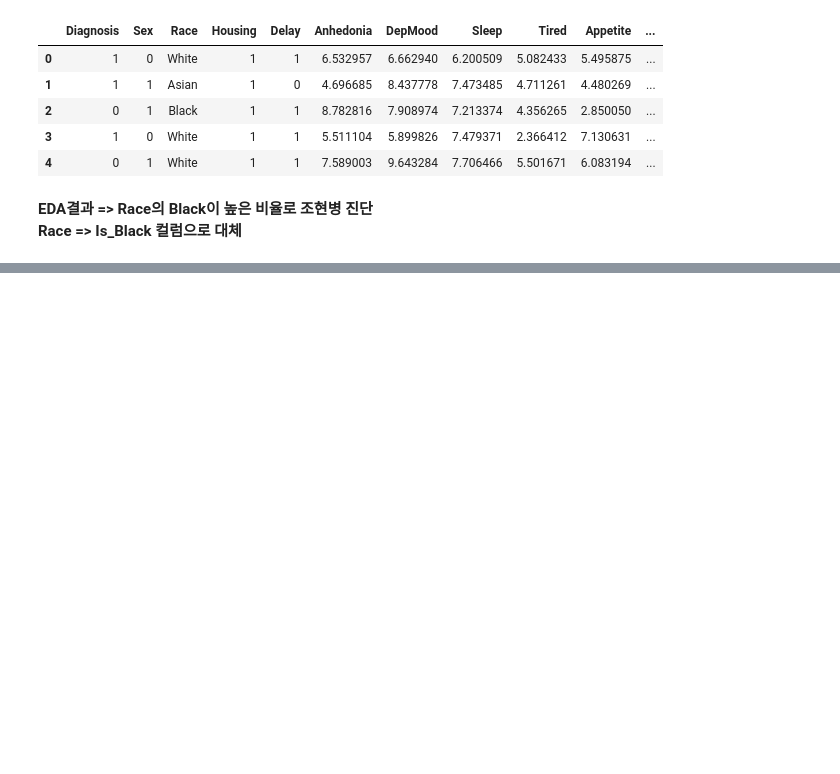
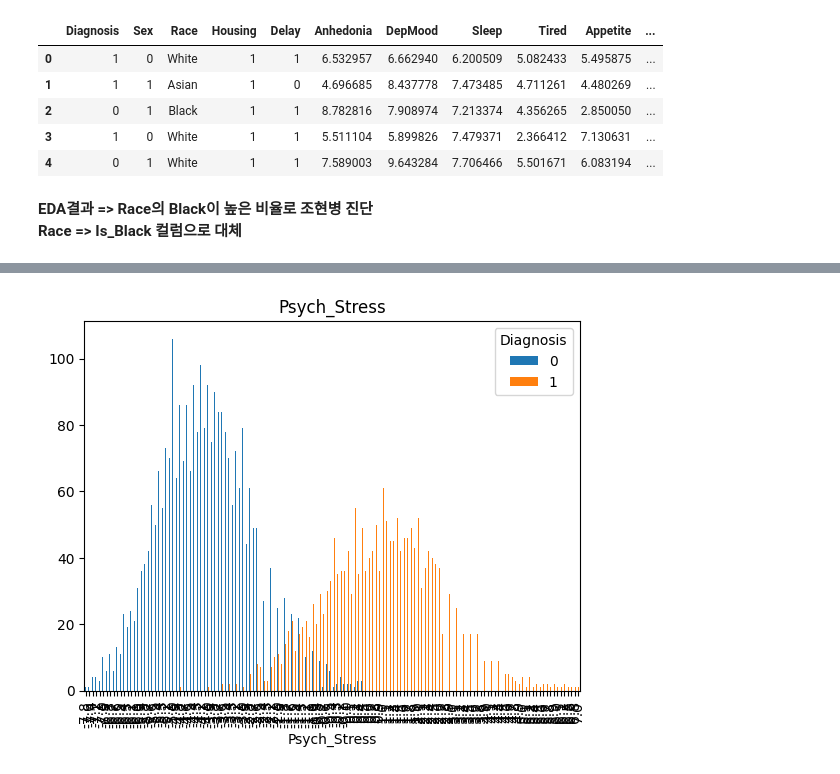
Before and after one commit to fud200/WASSUP_Project_team7, a Jupyter notebook: Team7_project.ipynb, the cells around one changed output, grey strips where cells are left out. Drawn from its saved outputs; the diff is of its cells as text; code cells hidden in the pictures; blank space fills up the shorter version.

```diff
--- a/Team7_project.ipynb
+++ b/Team7_project.ipynb
@@ -164,0 +256,2 @@ test_data.head()
+# %%
+male_diagnosis = train_data[train_data['Sex'] == 1]
@@ -164,0 +260,7 @@ test_data.head()
+# %%
+c = male_diagnosis.groupby(['Psych_Stress','Diagnosis'])['Diagnosis'].count().unstack('Diagnosis')
+c.plot(kind = 'bar')
+plt.title('Psych_Stress')
+plt.show()
+# %% [output]
+[figure, added]
```
Also changed, not shown: parts of 17 cells of this notebook.
